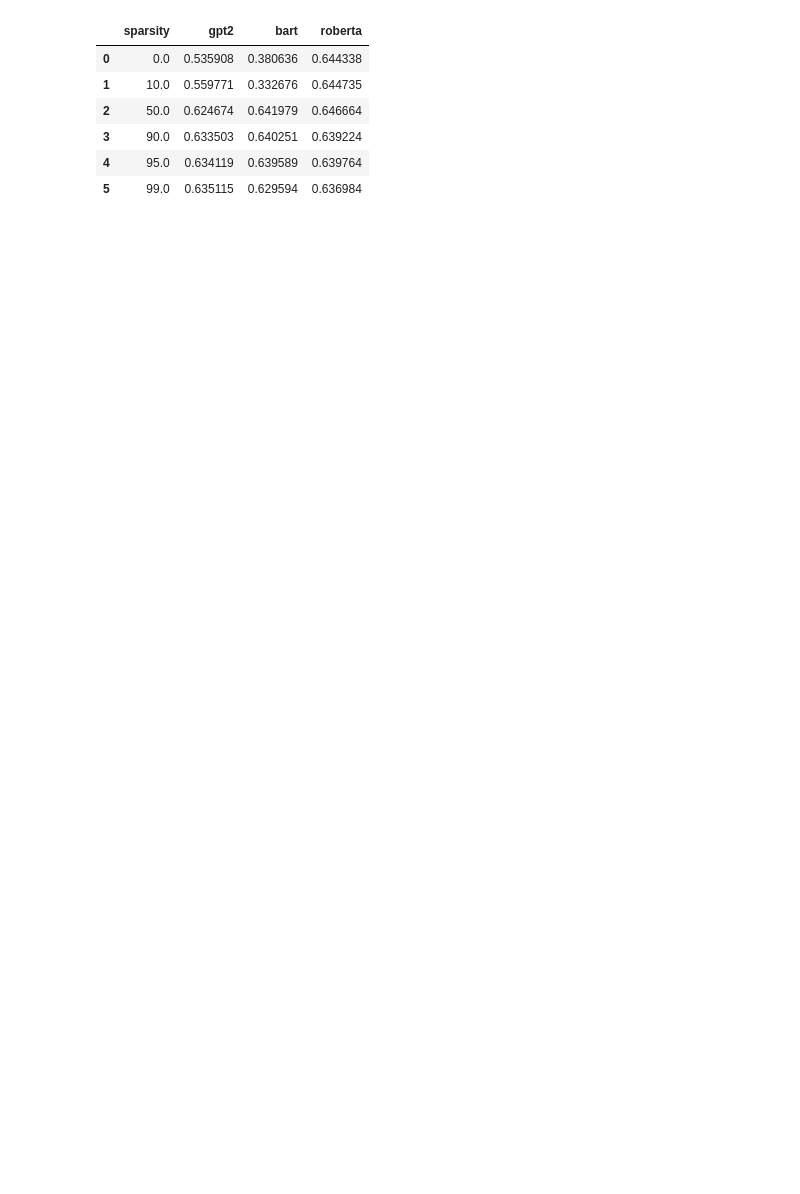
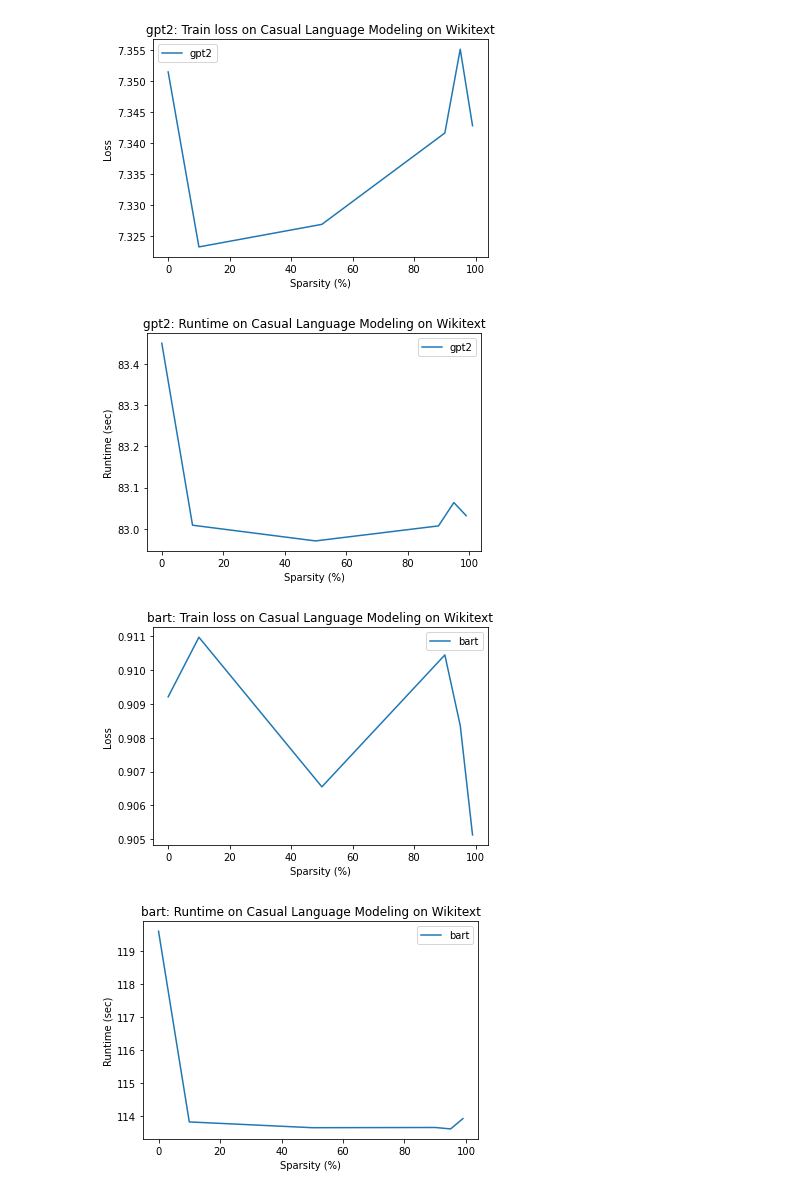
Before and after one commit to szhou12/llm-sparsification-szhou12, a Jupyter notebook: performance.ipynb, the cells around one changed output. Cells and saved outputs as stored; diff of their text form; code cells hidden in the pictures; blank space fills up the shorter version.

```diff
--- a/performance.ipynb
+++ b/performance.ipynb
@@ -35,10 +77,7 @@ df_runtime, df_loss = getDataframe(benchmark="glue")
-# %%
-df_loss
-# %% [output]
-|  | sparsity | gpt2 | bart | roberta |
-| 0 | 0.0 | 0.535908 | 0.380636 | 0.644338 |
-| 1 | 10.0 | 0.559771 | 0.332676 | 0.644735 |
-| 2 | 50.0 | 0.624674 | 0.641979 | 0.646664 |
-| 3 | 90.0 | 0.633503 | 0.640251 | 0.639224 |
-| 4 | 95.0 | 0.634119 | 0.639589 | 0.639764 |
-| 5 | 99.0 | 0.635115 | 0.629594 | 0.636984 |
+# %%
+plot_performance(benchmark='clm')
+# %% [output]
+[figure, added]
+[figure, added]
+[figure, added]
+[figure, added]
```
Also changed, not shown: parts of 3 cells of this notebook, 14 other files.
